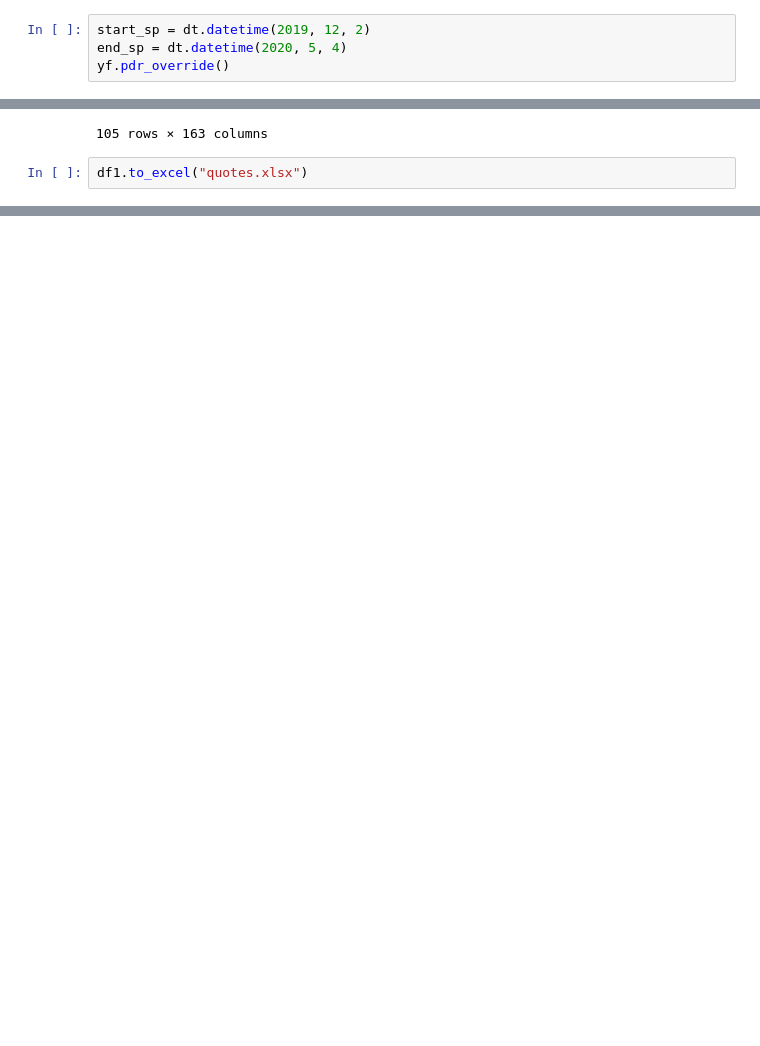
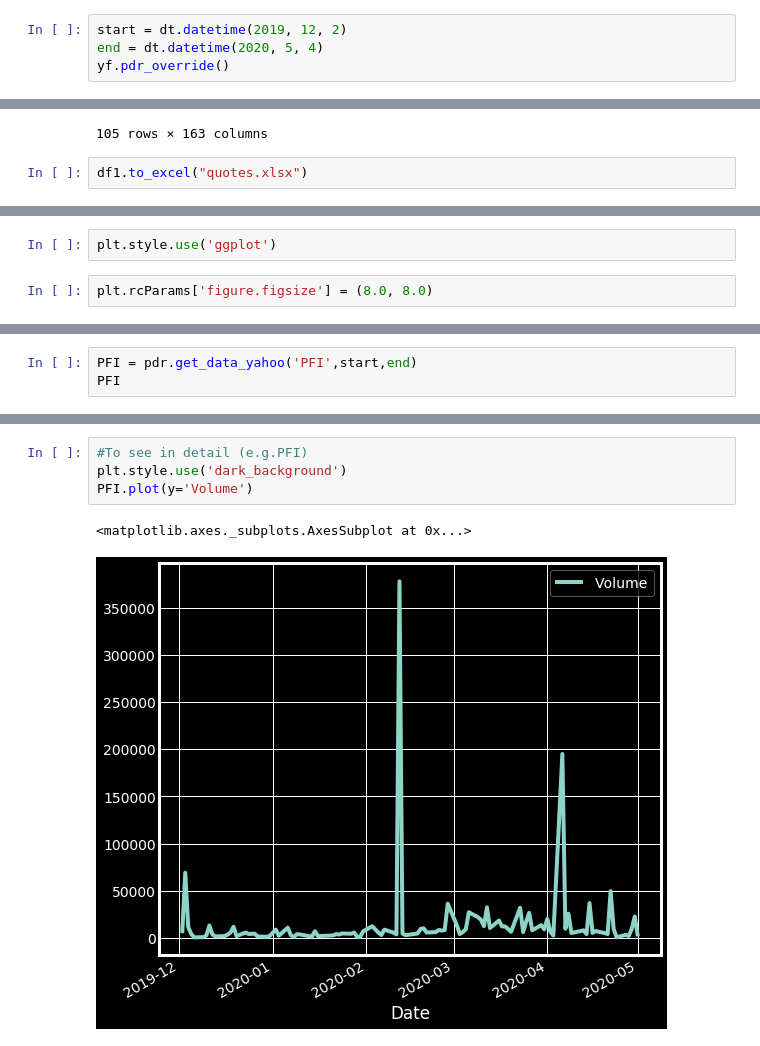
Before and after one commit to ChengyiXu0827/investpy-yfinance, a Jupyter notebook: ETF - ChengyiXu - 05.04.20.ipynb, the cells around one changed output, grey strips where cells are left out. Saved outputs shown, nothing was run; the diff lists cells and outputs as text; blank space fills up the shorter version.

```diff
--- a/ETF - ChengyiXu - 05.04.20.ipynb
+++ b/ETF - ChengyiXu - 05.04.20.ipynb
@@ -215,6 +217,6 @@ investpy.get_etf_historical_data(etf='Direxion Daily Utilities Bull 3X Shares',
 | 2020-04-30 | 19.90 | 20.15 | 19.80 | 19.87 | USD | NYSE |
 108 rows × 6 columns
 # %%
-start_sp = dt.datetime(2019, 12, 2)
-end_sp = dt.datetime(2020, 5, 4)
+start = dt.datetime(2019, 12, 2)
+end = dt.datetime(2020, 5, 4)
 yf.pdr_override()
@@ -279,0 +323,4 @@ df1.to_excel("quotes.xlsx")
+# %%
+plt.style.use('ggplot')
+# %%
+plt.rcParams['figure.figsize'] = (8.0, 8.0)
@@ -279,0 +333,3 @@ df1.to_excel("quotes.xlsx")
+# %%
+PFI = pdr.get_data_yahoo('PFI',start,end)
+PFI
@@ -279,0 +352,7 @@ df1.to_excel("quotes.xlsx")
+# %%
+#To see in detail (e.g.PFI)
+plt.style.use('dark_background')
+PFI.plot(y='Volume')
+# %% [output]
+<matplotlib.axes._subplots.AxesSubplot at 0x...>
+[figure, added]
```
Also changed, not shown: parts of 8 cells of this notebook.
